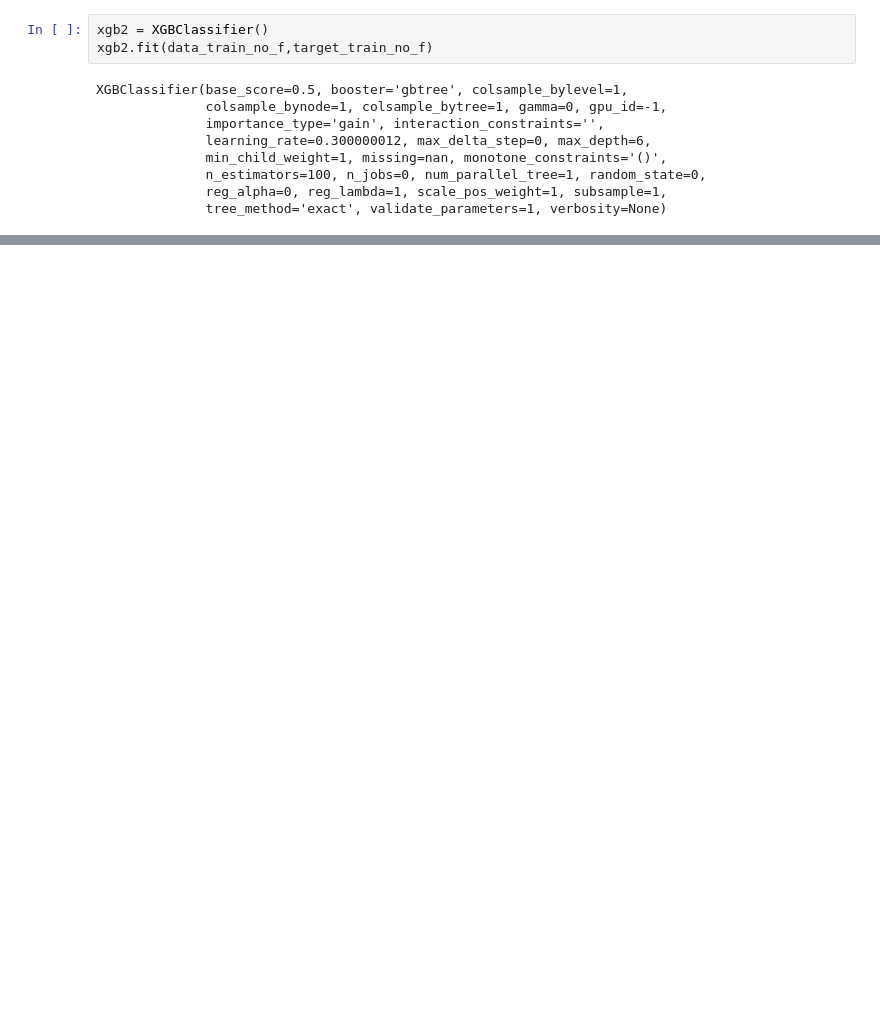
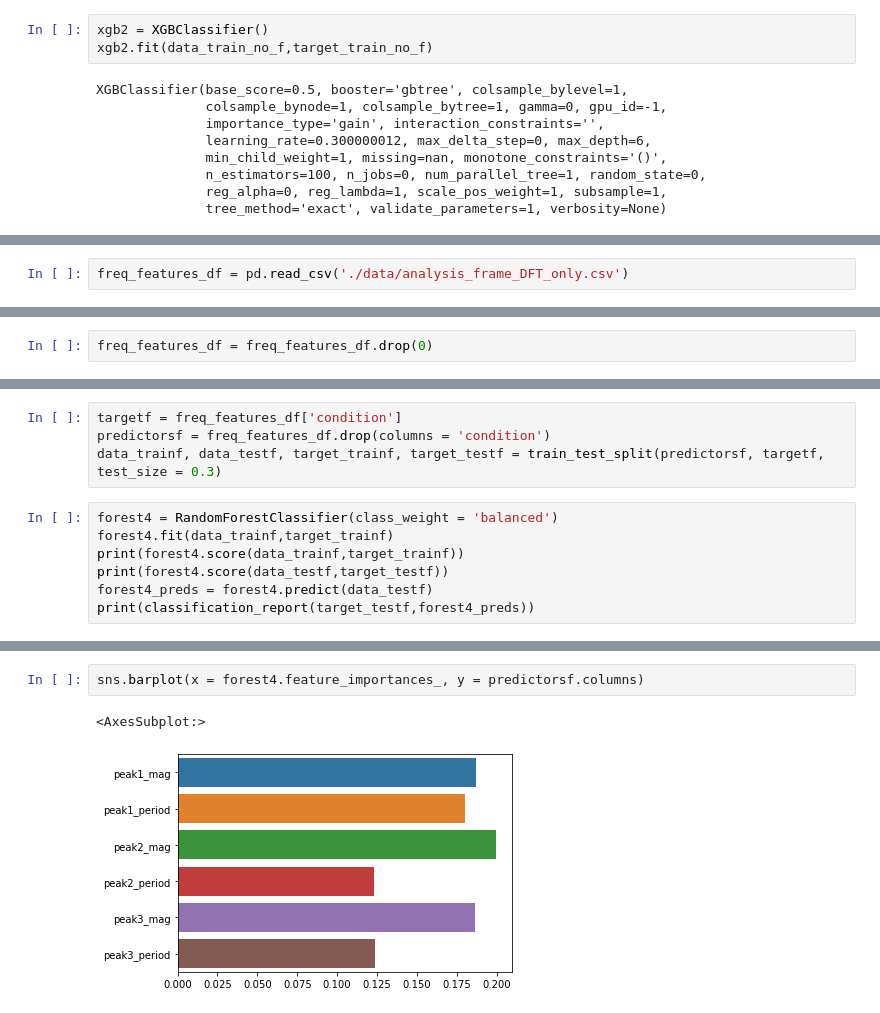
Before and after one commit to mattlegro/MDD-Classification-Project, a Jupyter notebook: modelling.ipynb, the cells around one changed output, grey strips where cells are left out. Drawn from its saved outputs; the diff is of its cells as text; blank space fills up the shorter version.

Commit message:
Trying only frequency df in classifiers.

```diff
--- a/modelling.ipynb
+++ b/modelling.ipynb
@@ -376,0 +379,2 @@ xgb.plot_importance(xgb2,importance_type = 'gain')
+# %%
+freq_features_df = pd.read_csv('./data/analysis_frame_DFT_only.csv')
@@ -376,0 +390,2 @@ xgb.plot_importance(xgb2,importance_type = 'gain')
+# %%
+freq_features_df = freq_features_df.drop(0)
@@ -376,0 +429,11 @@ xgb.plot_importance(xgb2,importance_type = 'gain')
+# %%
+targetf = freq_features_df['condition']
+predictorsf = freq_features_df.drop(columns = 'condition')
+data_trainf, data_testf, target_trainf, target_testf = train_test_split(predictorsf, targetf, test_size = 0.3)
+# %%
+forest4 = RandomForestClassifier(class_weight = 'balanced')
+forest4.fit(data_trainf,target_trainf)
+print(forest4.score(data_trainf,target_trainf))
+print(forest4.score(data_testf,target_testf))
+forest4_preds = forest4.predict(data_testf)
+print(classification_report(target_testf,forest4_preds))
@@ -376,0 +451,5 @@ xgb.plot_importance(xgb2,importance_type = 'gain')
+# %%
+sns.barplot(x = forest4.feature_importances_, y = predictorsf.columns)
+# %% [output]
+<AxesSubplot:>
+[figure, added]
```
Also changed, not shown: parts of 30 cells of this notebook.
